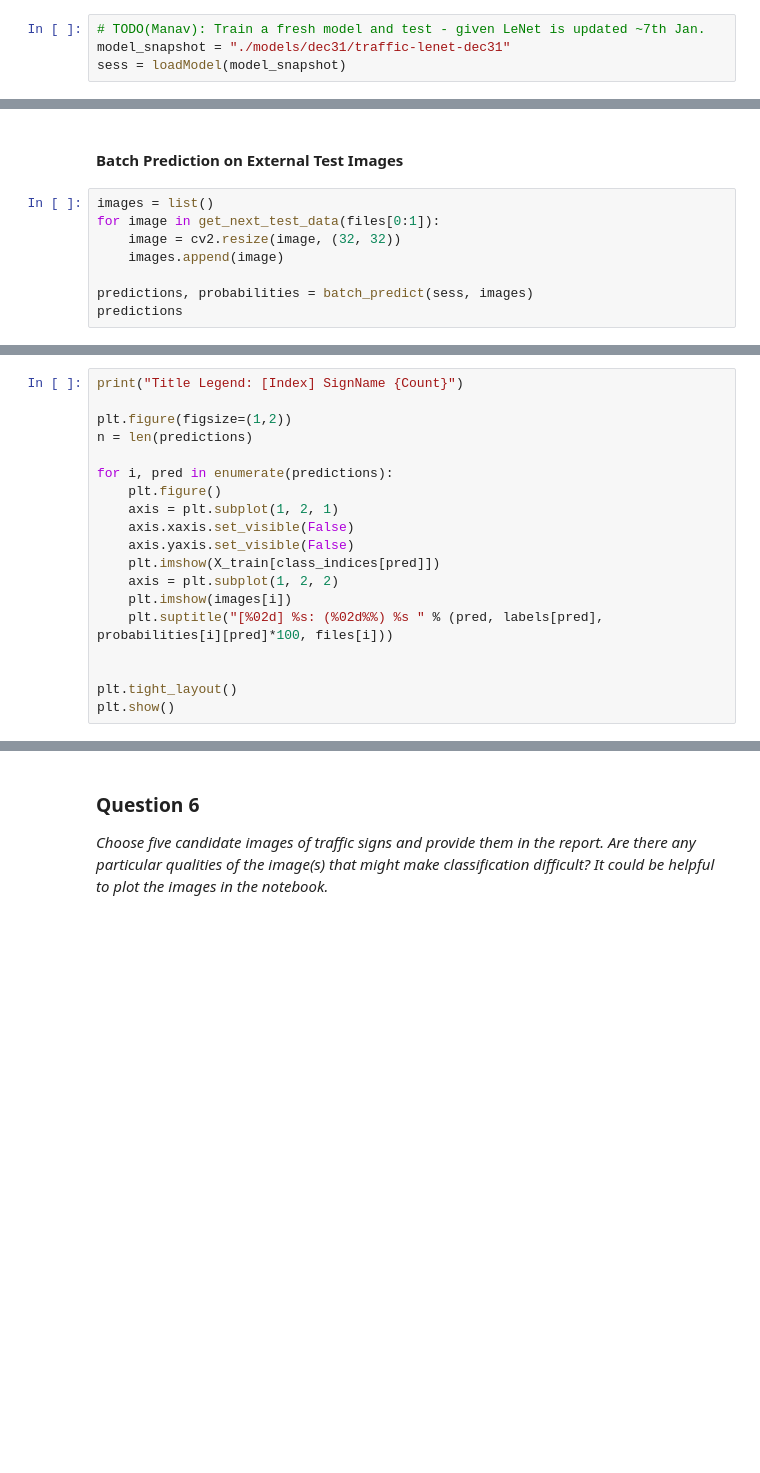
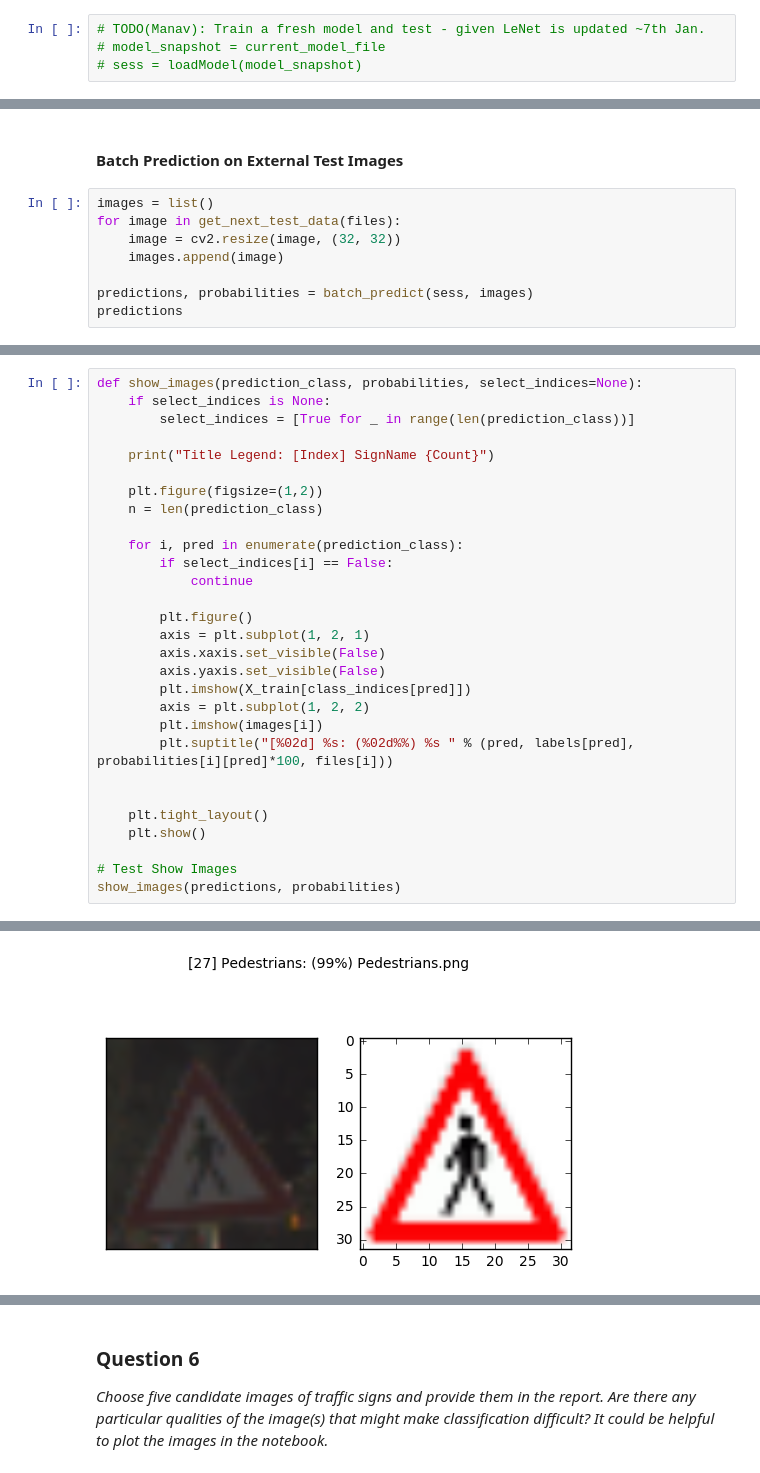
Before and after one commit to manavkataria/carnd-traffic-signs, a Jupyter notebook: Traffic-Sign-Classification-Manav.ipynb, the cells around one changed output, grey strips where cells are left out. Cells and saved outputs as stored; diff of their text form; blank space fills up the shorter version.

```diff
--- a/Traffic-Sign-Classification-Manav.ipynb
+++ b/Traffic-Sign-Classification-Manav.ipynb
@@ -855,5 +891,5 @@ if DEBUG:
 # %%
 # TODO(Manav): Train a fresh model and test - given LeNet is updated ~7th Jan.
-model_snapshot = "./models/dec31/traffic-lenet-dec31"
-sess = loadModel(model_snapshot)
+# model_snapshot = current_model_file
+# sess = loadModel(model_snapshot)
 # %% [output]
@@ -913,7 +946,7 @@ Caused by op 'Variable_9/read', defined at:
 #### Batch Prediction on External Test Images
 # %%
 images = list()
-for image in get_next_test_data(files[0:1]):
+for image in get_next_test_data(files):
     image = cv2.resize(image, (32, 32))
     images.append(image)
 
@@ -922,19 +974,30 @@ predictions
 # %%
-print("Title Legend: [Index] SignName {Count}")
+def show_images(prediction_class, probabilities, select_indices=None):
+    if select_indices is None:
+        select_indices = [True for _ in range(len(prediction_class))]
 
-plt.figure(figsize=(1,2))
-n = len(predictions)
+    print("Title Legend: [Index] SignName {Count}")
 
-for i, pred in enumerate(predictions):
-    plt.figure()
-    axis = plt.subplot(1, 2, 1)
-    axis.xaxis.set_visible(False)
-    axis.yaxis.set_visible(False)
-    plt.imshow(X_train[class_indices[pred]])
-    axis = plt.subplot(1, 2, 2)
-    plt.imshow(images[i])
-    plt.suptitle("[%02d] %s: (%02d%%) %s " % (pred, labels[pred], probabilities[i][pred]*100, files[i]))
+    plt.figure(figsize=(1,2))
+    n = len(prediction_class)
+
+    for i, pred in enumerate(prediction_class):
+        if select_indices[i] == False:
+            continue
+
+        plt.figure()
+        axis = plt.subplot(1, 2, 1)
+        axis.xaxis.set_visible(False)
+        axis.yaxis.set_visible(False)
+        plt.imshow(X_train[class_indices[pred]])
+        axis = plt.subplot(1, 2, 2)
+        plt.imshow(images[i])
+        plt.suptitle("[%02d] %s: (%02d%%) %s " % (pred, labels[pred], probabilities[i][pred]*100, files[i]))
 
 
-plt.tight_layout()
-plt.show()
+    plt.tight_layout()
+    plt.show()
+
+# Test Show Images
+show_images(predictions, probabilities)
+# %% [output]
@@ -940,0 +1006 @@ plt.show()
+[figure, added]
```
Also changed, not shown: parts of 14 cells of this notebook.
